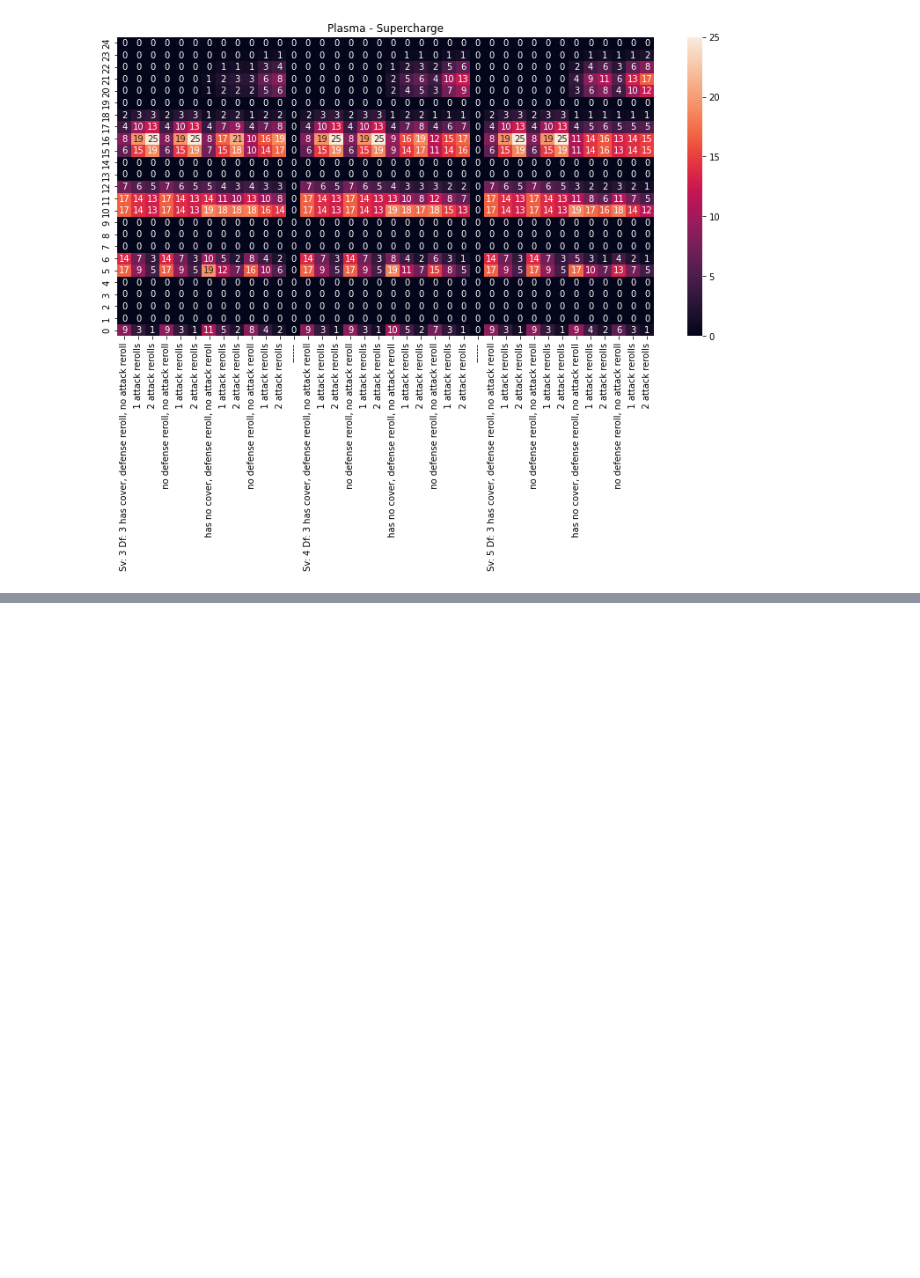
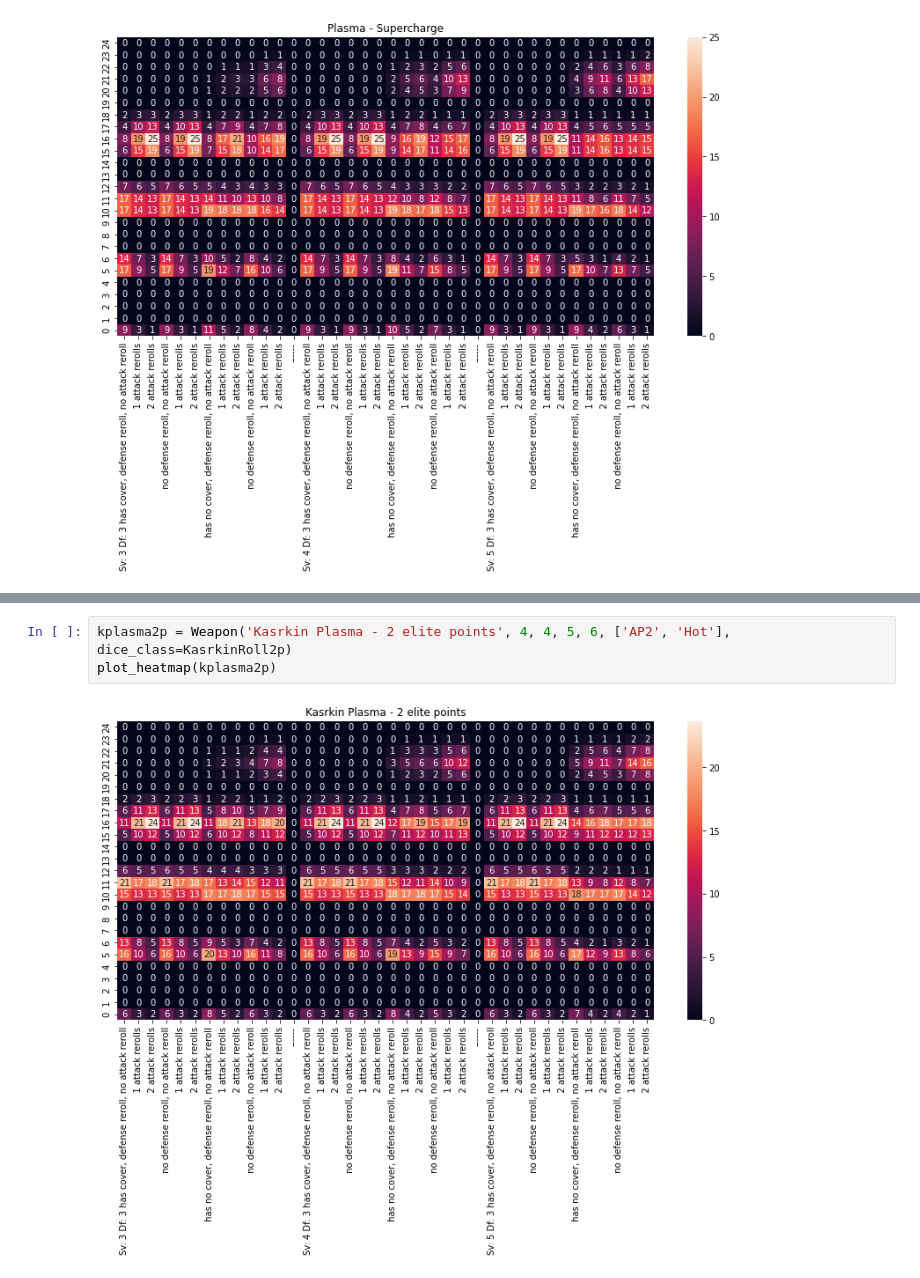
Before and after one commit to feuerfritas/ktstats, a Jupyter notebook: Untitled.ipynb, the cells around one changed output, grey strips where cells are left out. Drawn from its saved outputs; the diff is of its cells as text; blank space fills up the shorter version.

```diff
--- a/Untitled.ipynb
+++ b/Untitled.ipynb
@@ -155,0 +148,5 @@ plot_heatmap(arc)
+# %%
+kplasma2p = Weapon('Kasrkin Plasma - 2 elite points', 4, 4, 5, 6, ['AP2', 'Hot'], dice_class=KasrkinRoll2p)
+plot_heatmap(kplasma2p)
+# %% [output]
+[figure, added]
```
Also changed, not shown: parts of 24 cells of this notebook, 1 other file.
